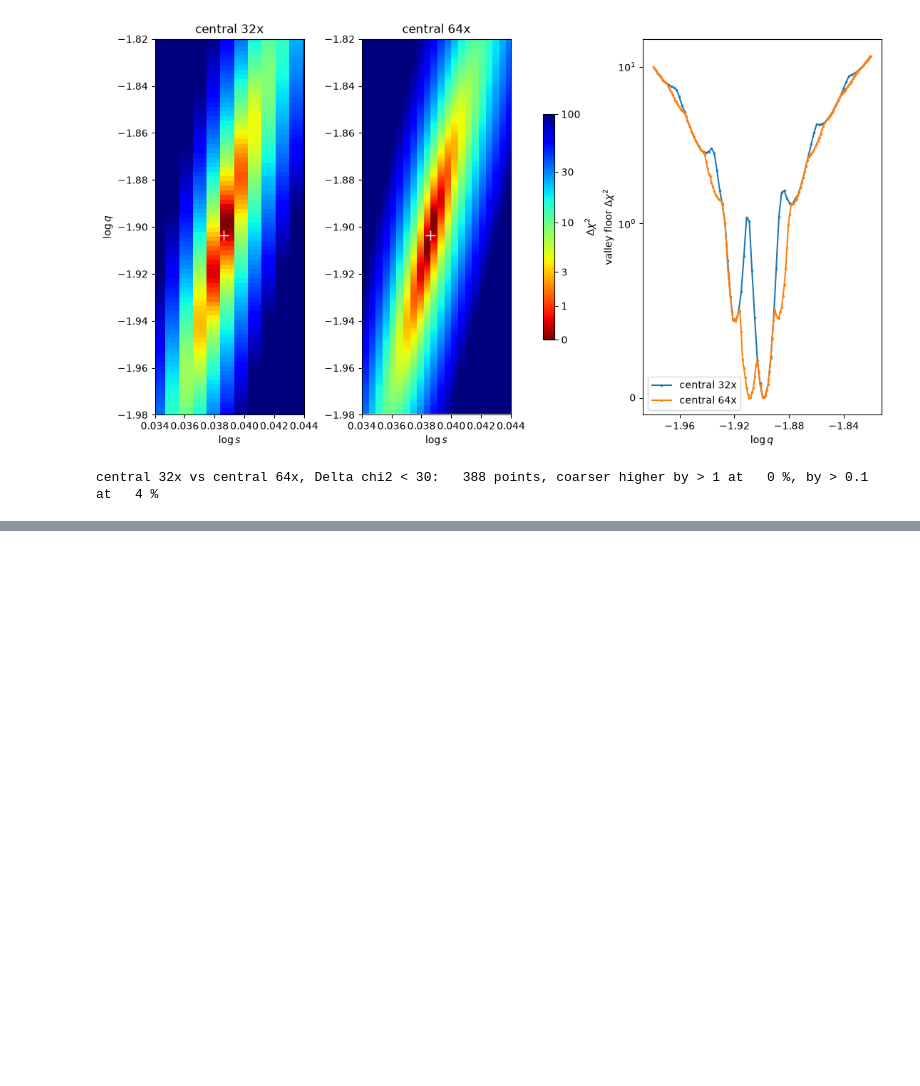
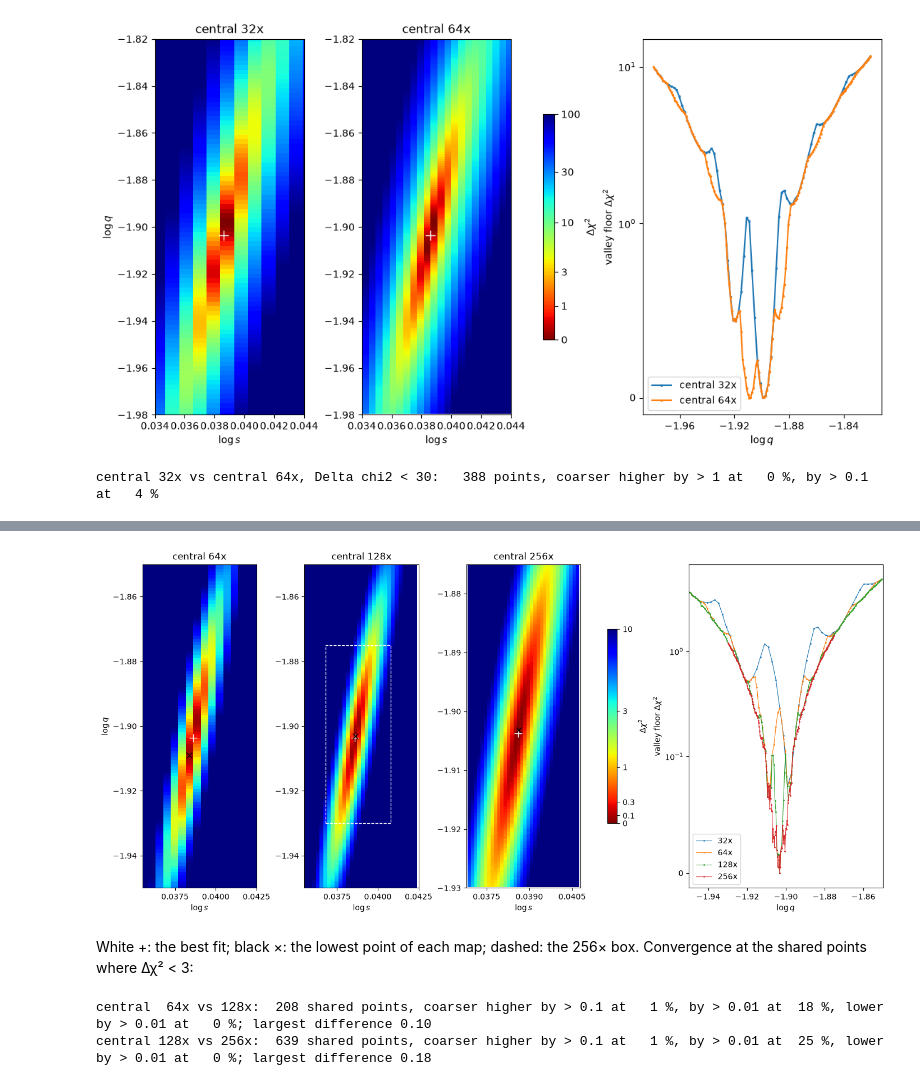
Before and after one commit to hippke/lenscape, a Jupyter notebook: notebooks/example_kb250121.ipynb, the cells around one changed output, grey strips where cells are left out. Cells and saved outputs as stored; diff of their text form; code cells hidden in the pictures; blank space fills up the shorter version.

```diff
--- a/notebooks/example_kb250121.ipynb
+++ b/notebooks/example_kb250121.ipynb
@@ -481,0 +490,14 @@ were left. Densifying a converged map is cheap; the expensive steps were those t
+# %%
+ROUNDS = [(128, (0.0355, 0.0425), (-1.95, -1.85)),
+          (256, (0.0368, 0.0408), (-1.93, -1.875))]          # (factor, log s box, log q box)
+deep = {64: central64}
+for f, bs, bq in ROUNDS:
+    prev = deep[f // 2]
+    deep[f] = run_or_load(f"central_{f}x", lambda: lenscape.maps.densify(
+        [prev], data, in_box(logs1[0], dls / f, *bs), in_box(logq1[0], dlq / f, *bq), best=best, log=log))
+zref = min(zref, *(float(np.nanmin(m["chi2"])) for m in deep.values()))
+for f, m in deep.items():
+    i, j = np.unravel_index(np.nanargmin(m["chi2"]), m["chi2"].shape)
+    print(f"central {f:3d}x: {m['chi2'].shape[0]:3d} x {m['chi2'].shape[1]:3d} points, wall time {m['wall'] / 60:5.1f} "
+          f"min, minimum {m['chi2'][i, j] - chi2_best:+7.3f} against the best fit at log s = {m['logs'][i]:.6f}, "
+          f"log q = {m['logq'][j]:.5f}")
@@ -481,0 +508,43 @@ were left. Densifying a converged map is cheap; the expensive steps were those t
+# %%
+fig, axs = plt.subplots(1, 4, figsize=(14, 6.5), constrained_layout=True, gridspec_kw=dict(width_ratios=[1, 1, 1, 1.7]))
+PANEL_BOX = [(64,) + ROUNDS[0][1:]] + ROUNDS            # the 64x map over the 128x box
+for ax, (f, bs, bq) in zip(axs, PANEL_BOX):
+    m = deep[f]
+    figures.plot_map(m, ax=ax, vmax=10, chi2_ref=zref, colorbar=False)
+    i, j = np.unravel_index(np.nanargmin(m["chi2"]), m["chi2"].shape)
+    ax.plot(best[3], best[4], "w+", ms=10); ax.plot(m["logs"][i], m["logq"][j], "kx", ms=7)
+    ax.set_xlim(*bs); ax.set_ylim(*bq); ax.xaxis.set_major_locator(plt.MaxNLocator(3))
+    ax.set_title(f"central {f}x")
+(s0, s1), (q0, q1) = ROUNDS[1][1:]
+axs[1].add_patch(plt.Rectangle((s0, q0), s1 - s0, q1 - q0, fill=False, ec="w", lw=1, ls="--"))
+for ax in axs[1:3]: ax.set_ylabel("")
+ticks = np.array([0, 0.1, 0.3, 1, 3, 10])
+cb = fig.colorbar(axs[0].images[0], ax=axs[:3], shrink=0.6, ticks=np.log10(ticks + 1))
+cb.set_ticklabels([f"{t:g}" for t in ticks]); cb.set_label(r"$\Delta\chi^2$")
+bq0 = ROUNDS[0][2]
+for f, m in [(32, central32)] + list(deep.items()):    # the valley floor: the lowest point of each log q row
+    rows = (m["logq"] >= bq0[0] - 1e-9) & (m["logq"] <= bq0[1] + 1e-9)
+    axs[3].plot(m["logq"][rows], np.nanmin(m["chi2"][:, rows], axis=0) - zref, ".-", ms=2, lw=0.8, label=f"{f}x")
+axs[3].set_yscale("symlog", linthresh=0.1); axs[3].set_xlabel(r"$\log q$"); axs[3].set_ylabel(r"valley floor $\Delta\chi^2$")
+axs[3].set_xlim(*bq0); axs[3].xaxis.set_major_locator(plt.MaxNLocator(5)); axs[3].legend();
+# %% [output]
+[figure, added]
+# %% [markdown]
+White +: the best fit; black ×: the lowest point of each map; dashed: the 256× box. Convergence at the shared points
+where Δχ² < 3:
+# %%
+def crop(m, bs, bq):
+    # the points of map m inside the box (bs, bq)
+    si = (m["logs"] >= bs[0] - 1e-9) & (m["logs"] <= bs[1] + 1e-9)
+    qi = (m["logq"] >= bq[0] - 1e-9) & (m["logq"] <= bq[1] + 1e-9)
+    return dict(logs=m["logs"][si], logq=m["logq"][qi], chi2=m["chi2"][np.ix_(si, qi)])
+
+for f, bs, bq in ROUNDS:
+    coarse = crop(deep[f // 2], bs, bq)
+    c2 = shared(coarse, deep[f]); diff = (coarse["chi2"] - c2).ravel(); low = (c2 - zref).ravel() < 3
+    print(f"central {f // 2:3d}x vs {f:3d}x: {low.sum():4d} shared points, coarser higher by > 0.1 at "
+          f"{100 * (diff[low] > 0.1).mean():3.0f} %, by > 0.01 at {100 * (diff[low] > 0.01).mean():3.0f} %, lower by "
+          f"> 0.01 at {100 * (diff[low] < -0.01).mean():3.0f} %; largest difference {diff[low].max():.2f}")
+# %% [output]
+central  64x vs 128x:  208 shared points, coarser higher by > 0.1 at   1 %, by > 0.01 at  18 %, lower by > 0.01 at   0 %; largest difference 0.10
+central 128x vs 256x:  639 shared points, coarser higher by > 0.1 at   1 %, by > 0.01 at  25 %, lower by > 0.01 at   0 %; largest difference 0.18
```
Also changed, not shown: parts of 3 cells of this notebook, 3 other files.
